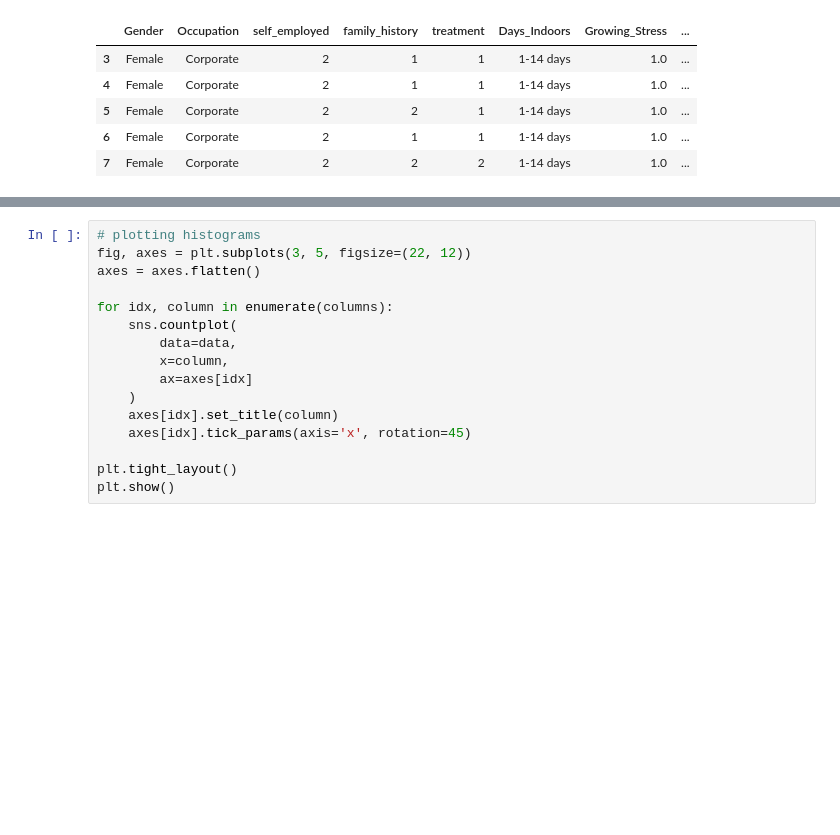
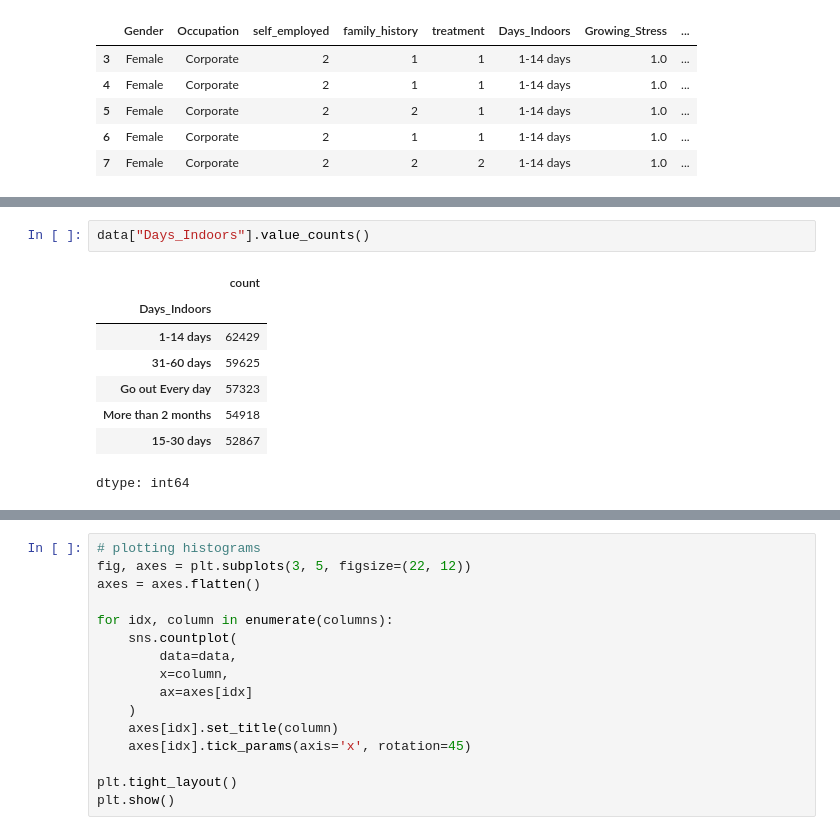
Before and after one commit to kamijoseph/Mental-Health, a Jupyter notebook: mental_health.ipynb, the cells around one changed output, grey strips where cells are left out. Cells and saved outputs as stored; diff of their text form; blank space fills up the shorter version.

```diff
--- a/mental_health.ipynb
+++ b/mental_health.ipynb
@@ -272,0 +282,11 @@ data.head()
+# %%
+data["Days_Indoors"].value_counts()
+# %% [output]
+|  | count |
+| Days_Indoors |  |
+| 1-14 days | 62429 |
+| 31-60 days | 59625 |
+| Go out Every day | 57323 |
+| More than 2 months | 54918 |
+| 15-30 days | 52867 |
+dtype: int64
```
Also changed, not shown: parts of 3 cells of this notebook.
